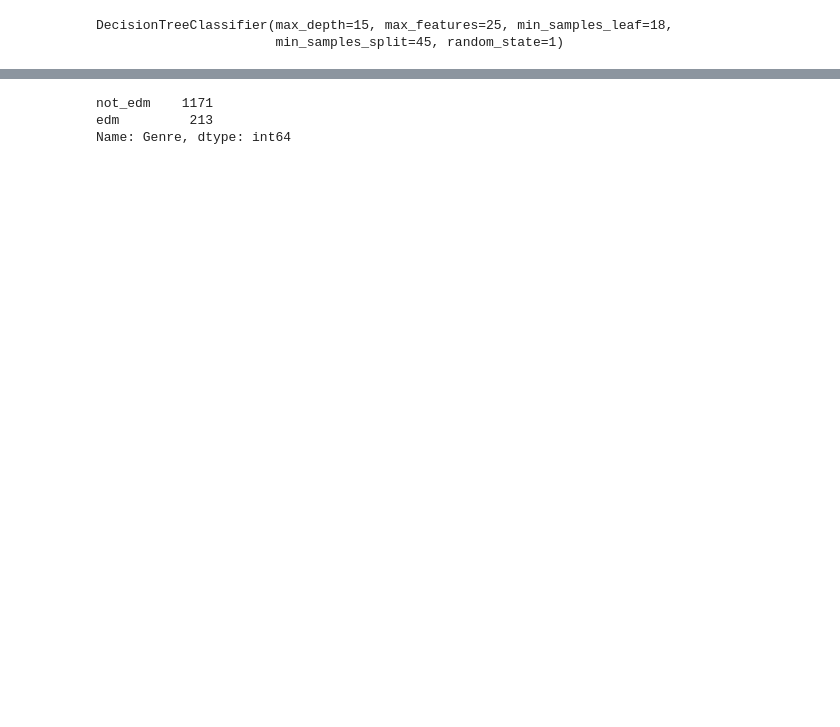
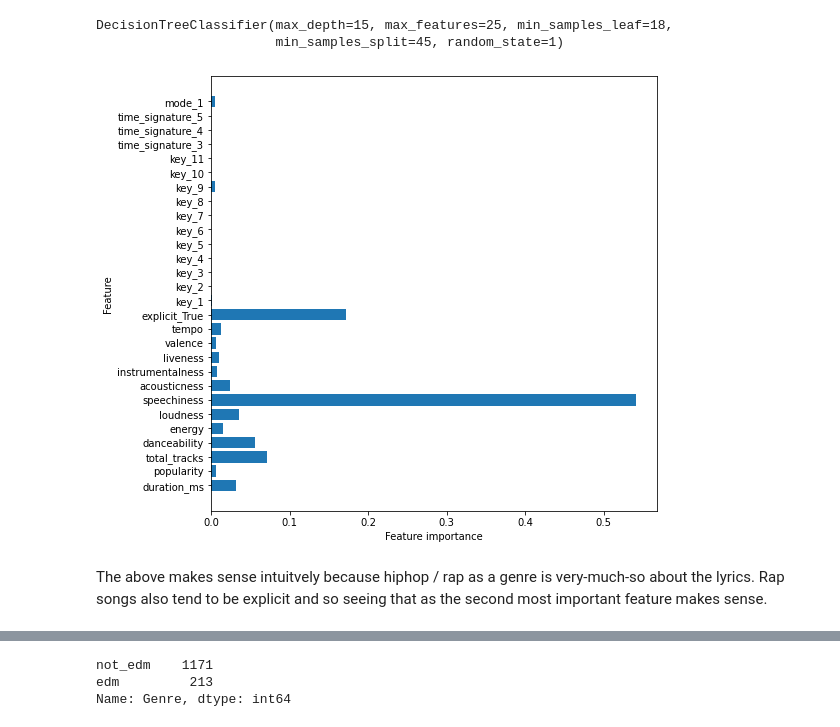
Before and after one commit to mitchellren123/Spotify-Genre-Classification, a Jupyter notebook: Spotify_Genre_Classification.ipynb, the cells around one changed output, grey strips where cells are left out. Saved outputs shown, nothing was run; the diff lists cells and outputs as text; code cells hidden in the pictures; blank space fills up the shorter version.

```diff
--- a/Spotify_Genre_Classification.ipynb
+++ b/Spotify_Genre_Classification.ipynb
@@ -526,5 +299,0 @@ print(classification_report(y_test_3, y_pred_test_best_2))
-# %%
-## Model V2 - Random Forest
-
-forest = RandomForestClassifier(n_estimators = 100, max_depth = 12, random_state = 1)
-forest.fit(X_train_OHE, y_train_2)
@@ -559,28 +299,0 @@ plt.show()
-# %%
-min_samples_splits = [6,7,8,9,10,11,12]
-min_samples_splits
-
-train_results = []
-test_results = []
-
-for min_samples_split in min_samples_splits:
-    RFC = RandomForestClassifier(n_estimators = 100, min_samples_split = min_samples_split, random_state = 1)
-    RFC.fit(X_train_OHE, y_train_2)
-    y_pred_train = RFC.predict(X_train_OHE)
-    train_accuracy = accuracy_score(y_train_2, y_pred_train)
-    train_results.append(train_accuracy)
-
-    y_pred_test = RFC.predict(X_test_OHE)
-    test_accuracy = accuracy_score(y_test_2, y_pred_test)
-    test_results.append(test_accuracy)
-
-plt.figure(figsize=(12,6))
-plt.plot(min_samples_splits, train_results, 'b', label='Train Accuracy')
-plt.plot(min_samples_splits, test_results, 'r', label='Test Accuracy')
-plt.ylabel('Accuracy Score')
-plt.xlabel('Min Samples Split')
-plt.legend()
-plt.show()
-# %%
-forest2 = RandomForestClassifier(n_estimators = 50, min_samples_split = 10, random_state = 1)
-forest2.fit(X_train_OHE, y_train_2)
@@ -678,6 +669,22 @@ DTC_best_binary_resampled.fit(X_train_binary_resampled, y_train_binary_resampled
 # %% [output]
 DecisionTreeClassifier(max_depth=15, max_features=25, min_samples_leaf=18,
                        min_samples_split=45, random_state=1)
+# %%
+DTC_best_binary_resampled.feature_importances_
+
+def plot_feature_importances(model):
+    n_features = X_train_OHE.shape[1]
+    plt.figure(figsize=(8,8))
+    plt.barh(range(n_features), model.feature_importances_, align='center')
+    plt.yticks(np.arange(n_features), X_train_OHE.columns.values)
+    plt.xlabel('Feature importance')
+    plt.ylabel('Feature')
+
+plot_feature_importances(DTC_best_binary_resampled)
+# %% [output]
+[figure, added]
+# %% [markdown]
+The above makes sense intuitvely because hiphop / rap as a genre is very-much-so about the lyrics. Rap songs also tend to be explicit and so seeing that as the second most important feature makes sense.
 # %%
 y_pred_train_best_binary_resampled = DTC_best_binary_resampled.predict(X_train_binary_resampled)
 
```
Also changed, not shown: parts of 69 cells of this notebook.
